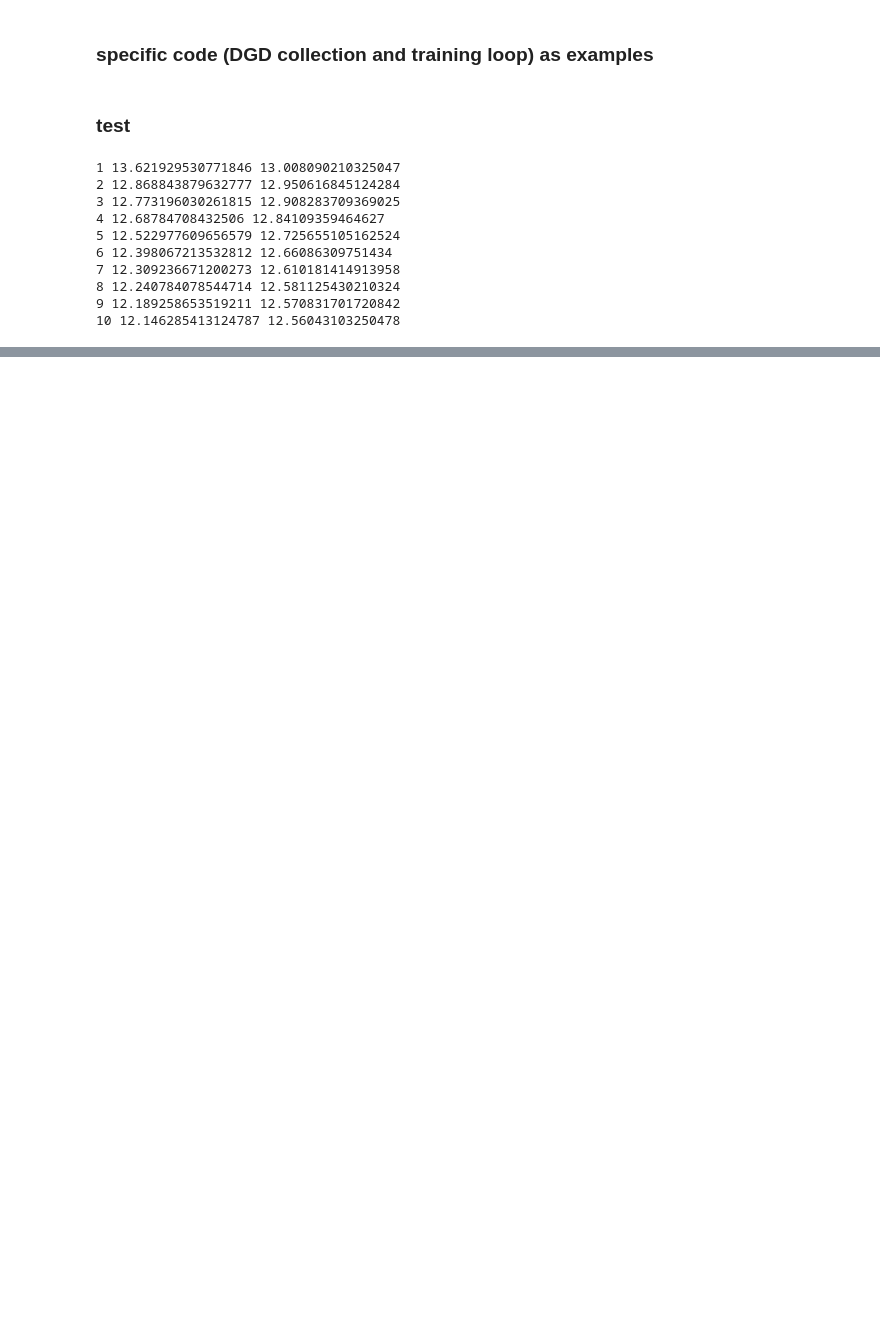
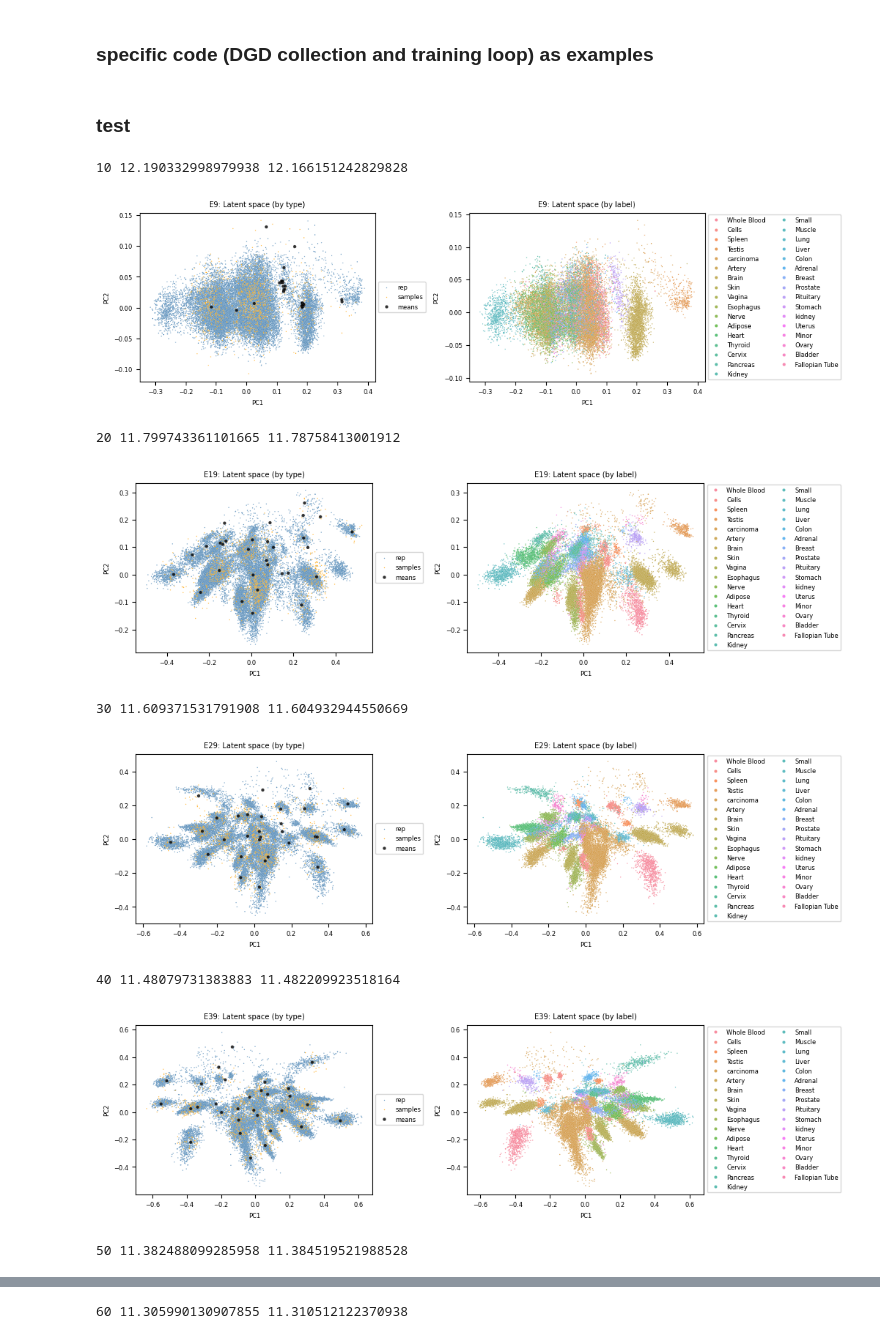
Before and after one commit to farzamani/miDGD, a Jupyter notebook: setup_test.ipynb, the cells around one changed output, grey strips where cells are left out. Cells and saved outputs as stored; diff of their text form; code cells hidden in the pictures; blank space fills up the shorter version.

Commit message:
plot latent spaces

```diff
--- a/setup_test.ipynb
+++ b/setup_test.ipynb
@@ -203,23 +284,23 @@ dgd = DGD(
 )
 # %%
 # train for 10 epochs and plot learning curves
-n_epochs = 10
-pr = 1 # how often to print
+n_epochs = 100
+pr = 10 # how often to print
+plot = 10
 
 loss_tab = train_dgd(
     dgd, train_loader, test_loader, device,
     learning_rates={'dec':0.001,'rep':0.01,'gmm':0.01},
-    weight_decay=0.,nepochs=n_epochs,pr=pr,reduction_type=reduction_type
+    weight_decay=0.,nepochs=n_epochs,pr=pr,plot=plot,reduction_type=reduction_type
     )
 # stuff is running but I have to check the loss normalization for printing and plotting, they seem a bit large
 # %% [output]
-1 13.621929530771846 13.008090210325047
-2 12.868843879632777 12.950616845124284
-3 12.773196030261815 12.908283709369025
-4 12.68784708432506 12.84109359464627
-5 12.522977609656579 12.725655105162524
-6 12.398067213532812 12.66086309751434
-7 12.309236671200273 12.610181414913958
-8 12.240784078544714 12.581125430210324
-9 12.189258653519211 12.570831701720842
-10 12.146285413124787 12.56043103250478
+10 12.190332998979938 12.166151242829828
+[figure, added]
+20 11.799743361101665 11.78758413001912
+[figure, added]
+30 11.609371531791908 11.604932944550669
+[figure, added]
+40 11.48079731383883 11.482209923518164
+[figure, added]
+50 11.382488099285958 11.384519521988528
@@ -225,0 +308 @@ loss_tab = train_dgd(
+60 11.305990130907855 11.310512122370938
```
Also changed, not shown: parts of 10 cells of this notebook.
